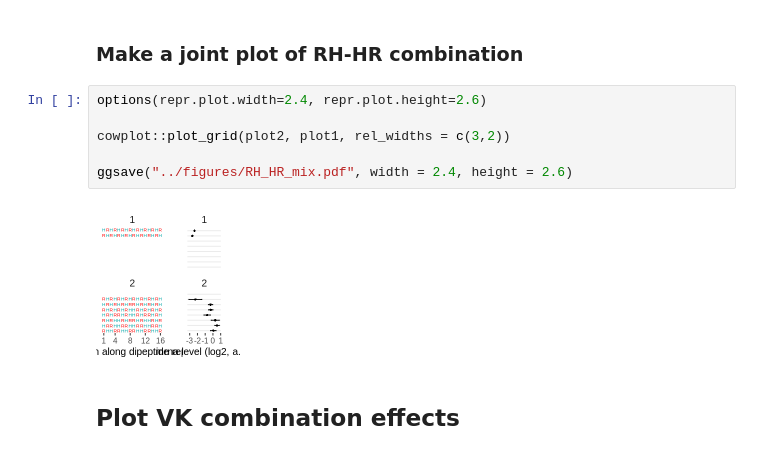
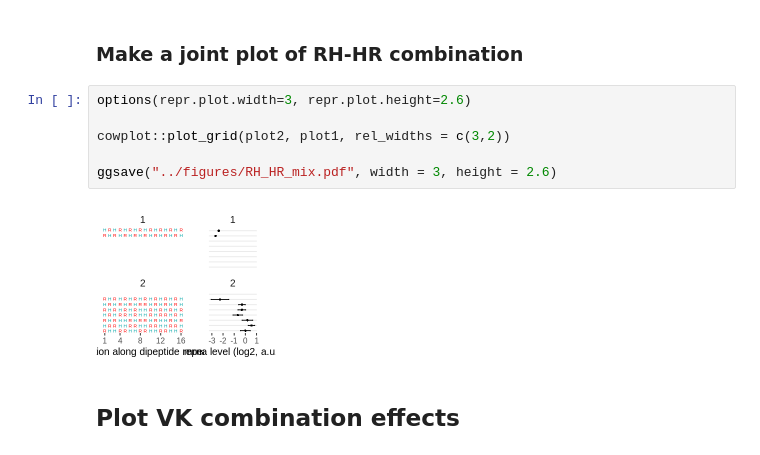
Before and after one commit to rasilab/burke_2022, a Jupyter notebook: analysis/barcode_seq/pool2_mrna/scripts/plot_didi_effects.ipynb, the cells around one changed output. Drawn from its saved outputs; the diff is of its cells as text.

```diff
--- a/analysis/barcode_seq/pool2_mrna/scripts/plot_didi_effects.ipynb
+++ b/analysis/barcode_seq/pool2_mrna/scripts/plot_didi_effects.ipynb
@@ -637,13 +637,13 @@ Please use `cols = c(insert)`”
 # %% [markdown]
 ### Make a joint plot of RH-HR combination
 # %%
-options(repr.plot.width=2.4, repr.plot.height=2.6)
+options(repr.plot.width=3, repr.plot.height=2.6)
 
 cowplot::plot_grid(plot2, plot1, rel_widths = c(3,2))
 
-ggsave("../figures/RH_HR_mix.pdf", width = 2.4, height = 2.6)
+ggsave("../figures/RH_HR_mix.pdf", width = 3, height = 2.6)
 # %% [output]
-[figure, old version]
+[figure, new version]
 # %% [markdown]
 ## Plot VK combination effects
 # %% [markdown]
```
Also changed, not shown: parts of 18 cells of this notebook.
